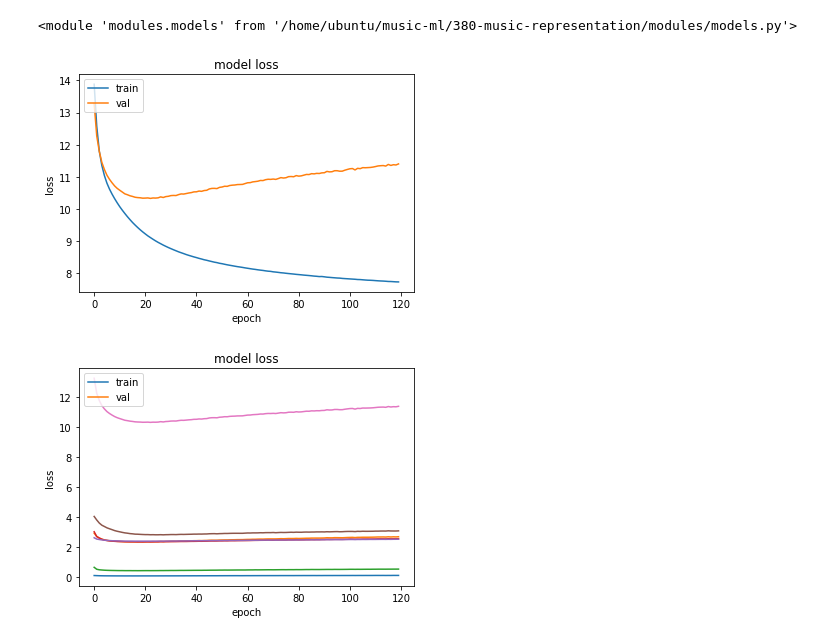
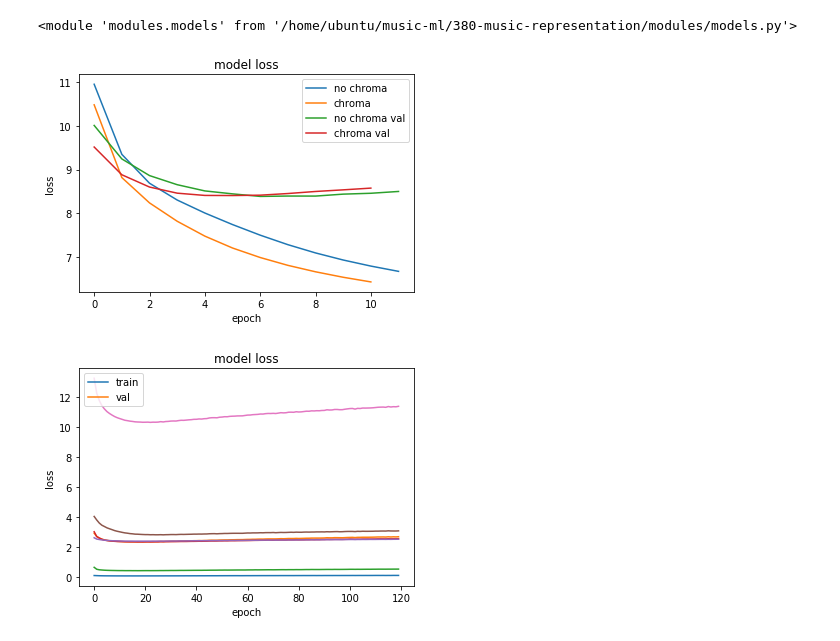
Before and after one commit to aleathwick/380-music-representation, a Jupyter notebook: data_exploration_nb.ipynb, the cells around one changed output. Saved outputs shown, nothing was run; the diff lists cells and outputs as text; code cells hidden in the pictures.

```diff
--- a/data_exploration_nb.ipynb
+++ b/data_exploration_nb.ipynb
@@ -36,10 +36,12 @@ with open('training_data/note_bin_v1/nb_256_train0.95.json', 'w') as f:
     json.dump(train_95, f)
 # %%
 # or read them in
-with open('training_data/note_bin_v1/nb_256_train1.05.json', 'r') as f:
-    examples105 = json.load(f)
-with open('training_data/note_bin_v1/nb_256_val.json', 'r') as f:
-    val = json.load(f)
+with open('training_data/note_bin_v2/nb_220_train1.json', 'r') as f:
+    examples = json.load(f)
+# with open('training_data/note_bin_v2/nb_220_val.json', 'r') as f:
+#     val = json.load(f)
+with open('training_data/note_bin_v2/nb_220_train1_chromaweighted.json', 'r') as f:
+    chroma = json.load(f)
-# %%
-ex_c = nb_data2chroma(np.array(examples))
-val_c = nb_data2chroma(np.array(val))
+# %%
+with open('training_data/note_bin_v2/nb_220_train1_chromalowest.json', 'r') as f:
+    chroma = json.load(f)
@@ -108,9 +121,28 @@ for i in range(1):
     pm.write(f'midi/nb/12e12fug2-{new_seq_length}{temperatures[0]}.mid')
 # %%
 note_bin2pm(input_notes).write('midi/hellad.mid')
+# %%
+import ast
+with open(f'models/nbcmodel3/history40e.json', 'r') as f:
+    hist = ast.literal_eval(json.load(f))
+with open(f'models/nbcmodel4/history40e.json', 'r') as f:
+    hist2 = ast.literal_eval(json.load(f))
+metric = 'loss'
+# print(hist)
+plt.plot(hist[metric])
+plt.plot(hist2[metric])
+plt.plot(hist['val_' + metric])
+plt.plot(hist2['val_' + metric])
+plt.title('model ' + metric)
+plt.ylabel(metric)
+plt.xlabel('epoch')
+plt.legend(['no chroma', 'chroma', 'no chroma val', 'chroma val'], loc='upper right')
+plt.savefig('?')
+plt.show()
+# %% [output]
+[figure, added]
 # %%
-import ast
-with open(f'models/nbmodel3/history120eStr.json', 'r') as f:
+with open(f'models/nbcmodel4/history120eStr.json', 'r') as f:
     hist = ast.literal_eval(json.load(f))
 metric = 'loss'
 # print(hist)
@@ -121,8 +153,6 @@ plt.ylabel(metric)
 plt.xlabel('epoch')
 plt.legend(['train', 'val'], loc='upper left')
 plt.show()
-# %% [output]
-[figure, removed]
 # %%
 pm =
 metric = 'loss'
```
Also changed, not shown: parts of 3 cells of this notebook, 10 other files.
